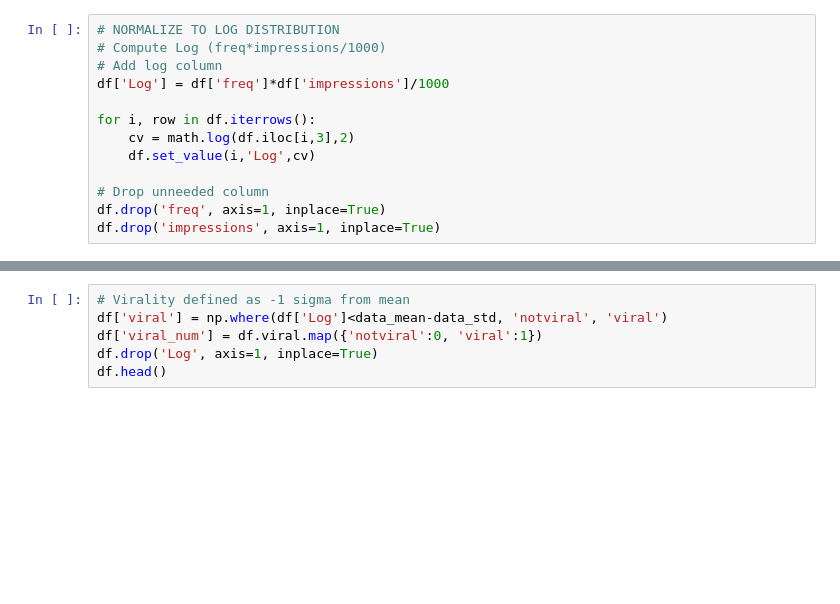
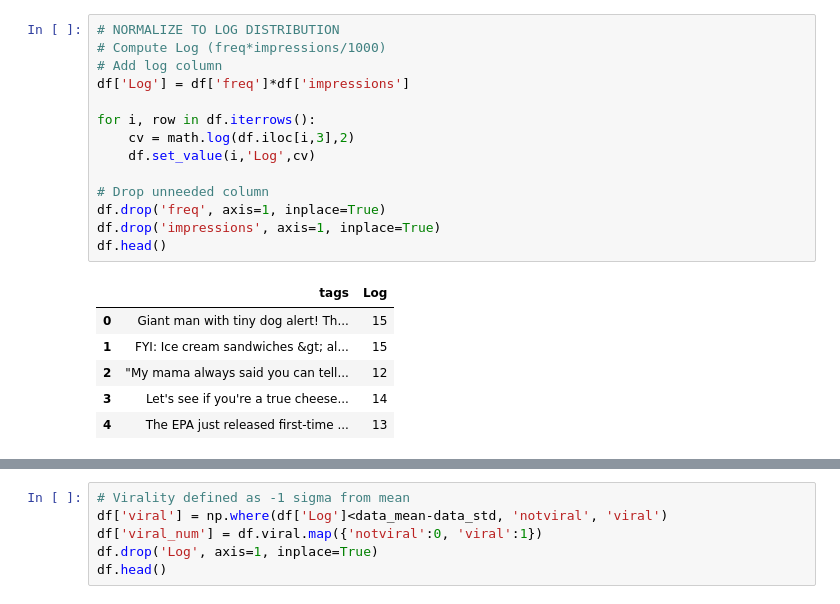
Before and after one commit to georgetown-analytics/team-buzzfeed, a Jupyter notebook: anurag-modeling/buzzmodel.ipynb, the cells around one changed output, grey strips where cells are left out. Cells and saved outputs as stored; diff of their text form; blank space fills up the shorter version.

```diff
--- a/anurag-modeling/buzzmodel.ipynb
+++ b/anurag-modeling/buzzmodel.ipynb
@@ -28,16 +38,24 @@ df.drop('cat', axis=1, inplace=True)
 # %%
 # NORMALIZE TO LOG DISTRIBUTION
 # Compute Log (freq*impressions/1000)
 # Add log column
-df['Log'] = df['freq']*df['impressions']/1000
+df['Log'] = df['freq']*df['impressions']
 
 for i, row in df.iterrows():
     cv = math.log(df.iloc[i,3],2)
     df.set_value(i,'Log',cv)
 
 # Drop unneeded column
 df.drop('freq', axis=1, inplace=True)
 df.drop('impressions', axis=1, inplace=True)
+df.head()
+# %% [output]
+|  | tags | Log |
+| 0 | Giant man with tiny dog alert! Th... | 15 |
+| 1 | FYI: Ice cream sandwiches &gt; al... | 15 |
+| 2 | "My mama always said you can tell... | 12 |
+| 3 | Let's see if you're a true cheese... | 14 |
+| 4 | The EPA just released first-time ... | 13 |
 # %%
 data_mean = df["Log"].mean()
 data_mean
```
Also changed, not shown: parts of 34 cells of this notebook, 1 other file.
